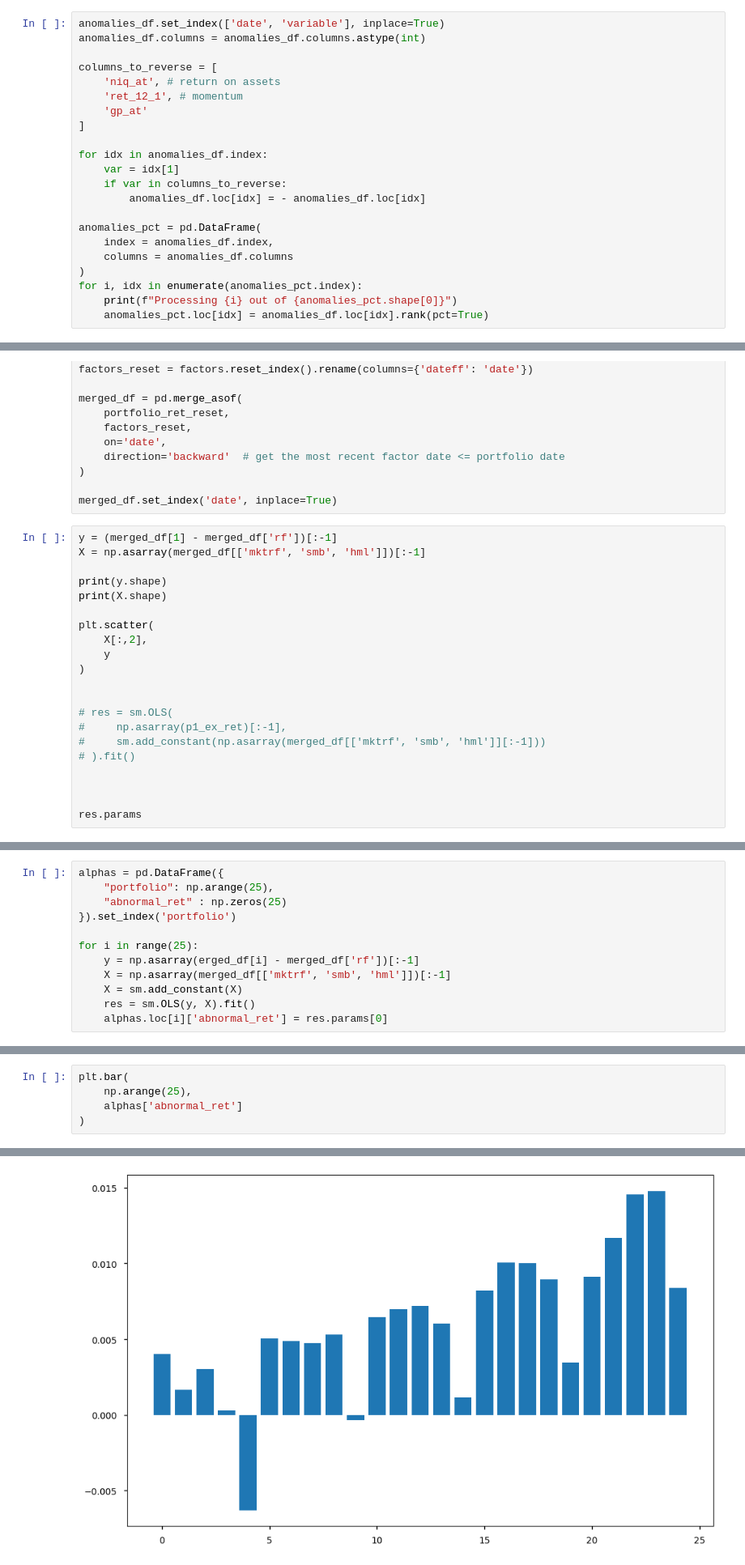
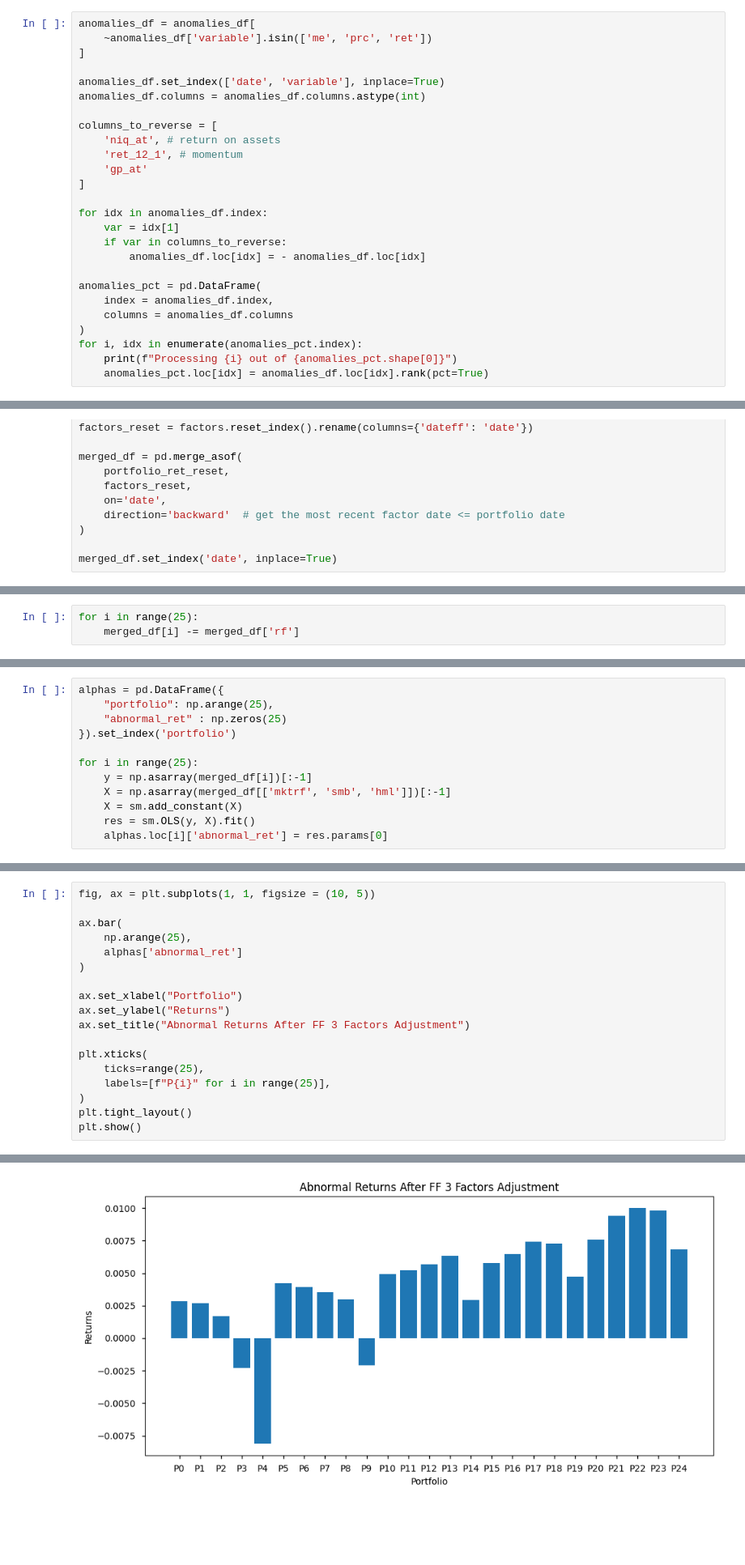
Before and after one commit to fanghe-ma/IVOL-Puzzle-and-Arbitrage-Asymmetry, a Jupyter notebook: project.ipynb, the cells around one changed output, grey strips where cells are left out. Shown at 81% size. Saved outputs shown, nothing was run; the diff lists cells and outputs as text; blank space fills up the shorter version.

Commit message:
Major updates to 25 portfolio regression

```diff
--- a/project.ipynb
+++ b/project.ipynb
@@ -664,4 +594,8 @@ anomalies_df
 # %%
+anomalies_df = anomalies_df[
+    ~anomalies_df['variable'].isin(['me', 'prc', 'ret'])
+]
+
 anomalies_df.set_index(['date', 'variable'], inplace=True)
 anomalies_df.columns = anomalies_df.columns.astype(int)
 
@@ -1168,24 +988,3 @@ merged_df = pd.merge_asof(
 )
 
 merged_df.set_index('date', inplace=True)
-# %%
-y = (merged_df[1] - merged_df['rf'])[:-1]
-X = np.asarray(merged_df[['mktrf', 'smb', 'hml']])[:-1]
-
-print(y.shape)
-print(X.shape)
-
-plt.scatter(
-    X[:,2],
-    y
-)
-
-
-# res = sm.OLS(
-#     np.asarray(p1_ex_ret)[:-1],
-#     sm.add_constant(np.asarray(merged_df[['mktrf', 'smb', 'hml']][:-1]))
-# ).fit()
-
-
-
-res.params
@@ -1197,0 +991,3 @@ array([0.0016771450544270676, 0.05365910422662905, 0.052808071430613966,
+# %%
+for i in range(25):
+    merged_df[i] -= merged_df['rf']
@@ -1202,7 +1018,7 @@ alphas = pd.DataFrame({
 }).set_index('portfolio')
 
 for i in range(25):
-    y = np.asarray(erged_df[i] - merged_df['rf'])[:-1]
+    y = np.asarray(merged_df[i])[:-1]
     X = np.asarray(merged_df[['mktrf', 'smb', 'hml']])[:-1]
     X = sm.add_constant(X)
     res = sm.OLS(y, X).fit()
@@ -1248,6 +1044,19 @@ Name: abnormal_ret, dtype: float64
 # %%
-plt.bar(
+fig, ax = plt.subplots(1, 1, figsize = (10, 5))
+
+ax.bar(
     np.arange(25),
     alphas['abnormal_ret']
 )
+
+ax.set_xlabel("Portfolio")
+ax.set_ylabel("Returns")
+ax.set_title("Abnormal Returns After FF 3 Factors Adjustment")
+
+plt.xticks(
+    ticks=range(25),
+    labels=[f"P{i}" for i in range(25)],
+)
+plt.tight_layout()
+plt.show()
 # %% [output]
@@ -1255 +1063 @@ plt.bar(
-[figure, old version]
+[figure, new version]
```
Also changed, not shown: parts of 33 cells of this notebook.
